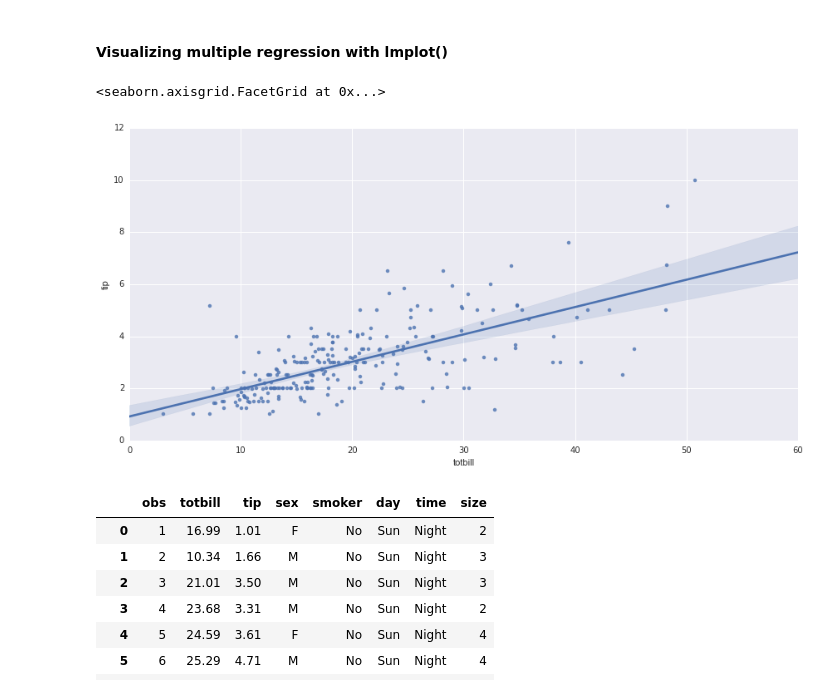
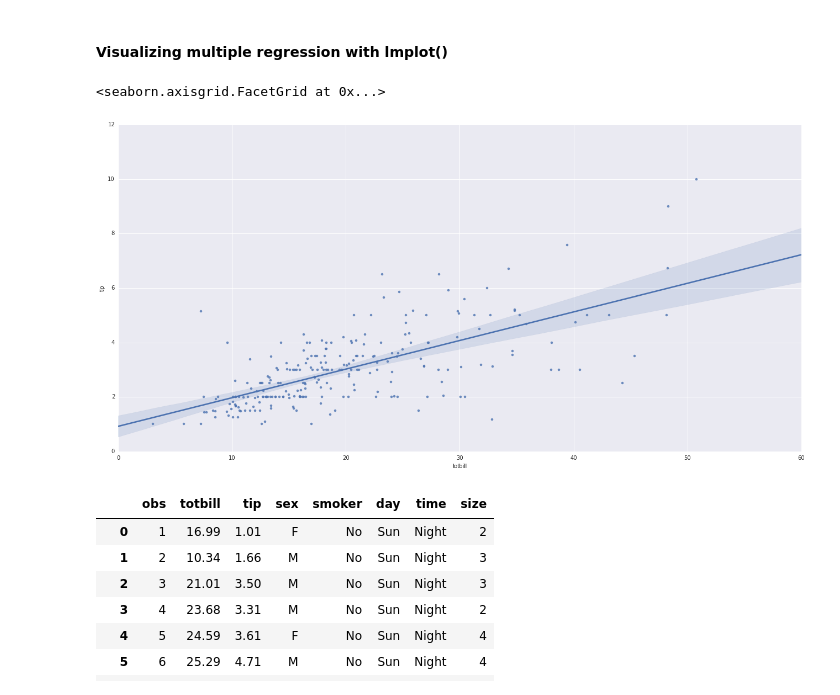
Before and after one commit to kinsenlee/DS_HK_5, a Jupyter notebook: notebooks/04 - Exploratory Data Analysis.ipynb, the cells around one changed output. Drawn from its saved outputs; the diff is of its cells as text; code cells hidden in the pictures.

```diff
--- a/notebooks/04 - Exploratory Data Analysis.ipynb
+++ b/notebooks/04 - Exploratory Data Analysis.ipynb
@@ -835,10 +869,10 @@ import matplotlib.pyplot as plt
 # %% [markdown]
 #### Visualizing multiple regression with lmplot()
 # %%
-sns.lmplot("totbill", "tip", tips, size=6, aspect=2)
+sns.lmplot("totbill", "tip", tips, size=9, aspect=2)
 # %% [output]
 <seaborn.axisgrid.FacetGrid at 0x...>
-[figure, old version]
+[figure, new version]
 # %%
 tips
 # %% [output]
```
Also changed, not shown: parts of 29 cells of this notebook.
